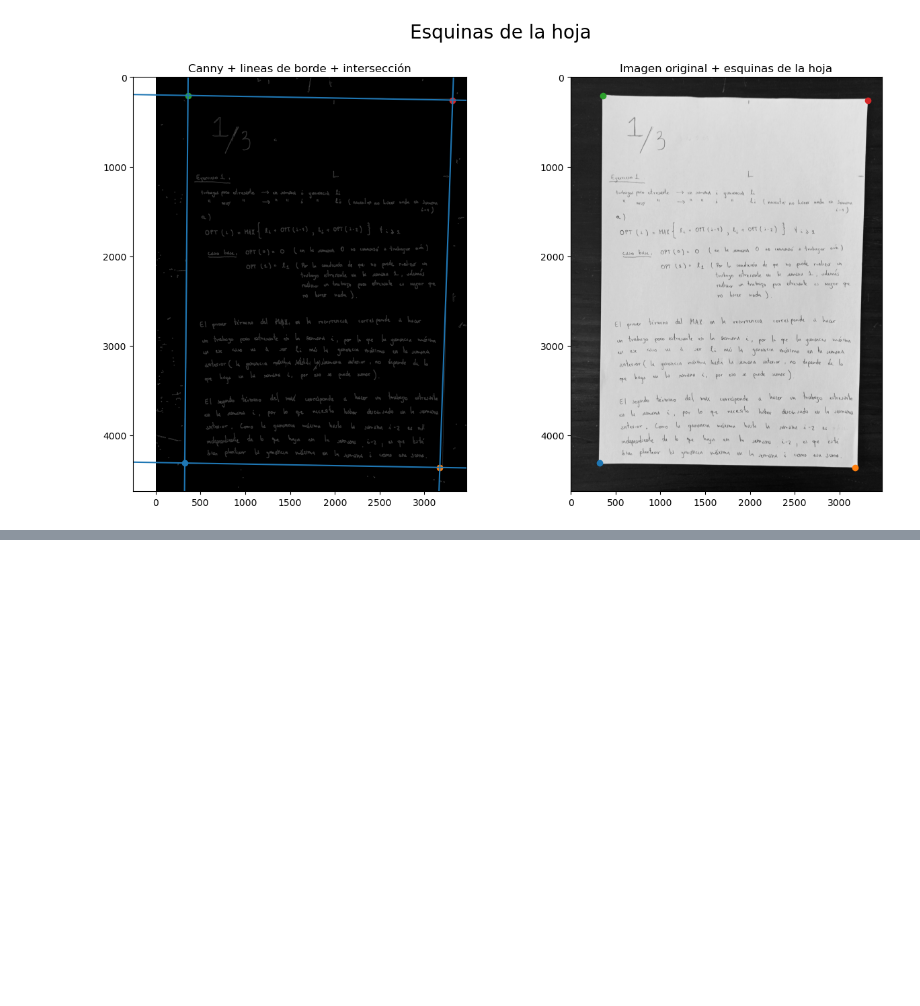
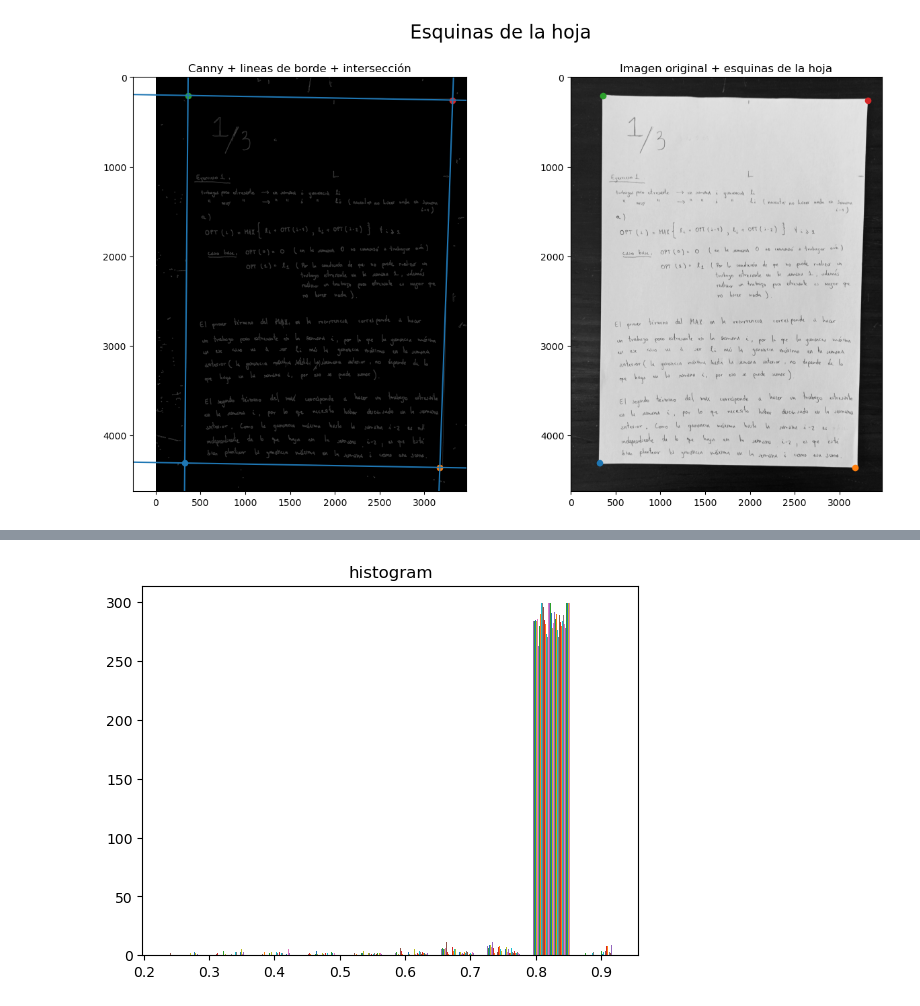
Before and after one commit to nacjck/timag-proyecto, a Jupyter notebook: Untitled.ipynb, the cells around one changed output, grey strips where cells are left out. Cells and saved outputs as stored; diff of their text form; code cells hidden in the pictures; blank space fills up the shorter version.

Commit message:
Umbralización en proceso

```diff
--- a/Untitled.ipynb
+++ b/Untitled.ipynb
@@ -169,0 +170,41 @@ plt.show()
+# %%
+def dividir_intervalo(indice_inicial, indice_final, num_elem):
+
+    lista_resu = []
+    fin = False
+    index_i = indice_inicial
+
+    while not fin:
+        index_f = index_i + num_elem - 1
+        if index_f > indice_final:
+            fin = True
+            lista_resu.append((index_i, indice_final))
+        else:
+            lista_resu.append((index_i, index_f))
+            index_i = index_f + 1
+            if index_i > indice_final:
+                fin = True
+
+    return lista_resu
+# %%
+# Umbralización local:
+
+tam_reg = 300
+x_list = [i for i in range(0,im_out.shape[1]+1)]
+y_list = [i for i in range(0,im_out.shape[0]+1)]
+
+x_chunk_list = dividir_intervalo(0,A4_x_max, tam_reg)
+y_chunk_list = dividir_intervalo(0,A4_y_max, tam_reg)
+
+# print(np.amax(im_out)) # 0.954
+# print(np.amin(im_out)) # 0.084
+
+
+region_aux = im_out[y_chunk_list[2][0]:y_chunk_list[2][1], x_chunk_list[2][0]:x_chunk_list[2][1]]
+# print(np.histogram(region_aux, bins=4, range=None, normed=None, weights=None, density=None))
+
+plt.hist(region_aux)
+plt.title("histogram")
+plt.show()
+# %% [output]
+[figure, added]
```
Also changed, not shown: parts of 2 cells of this notebook.
